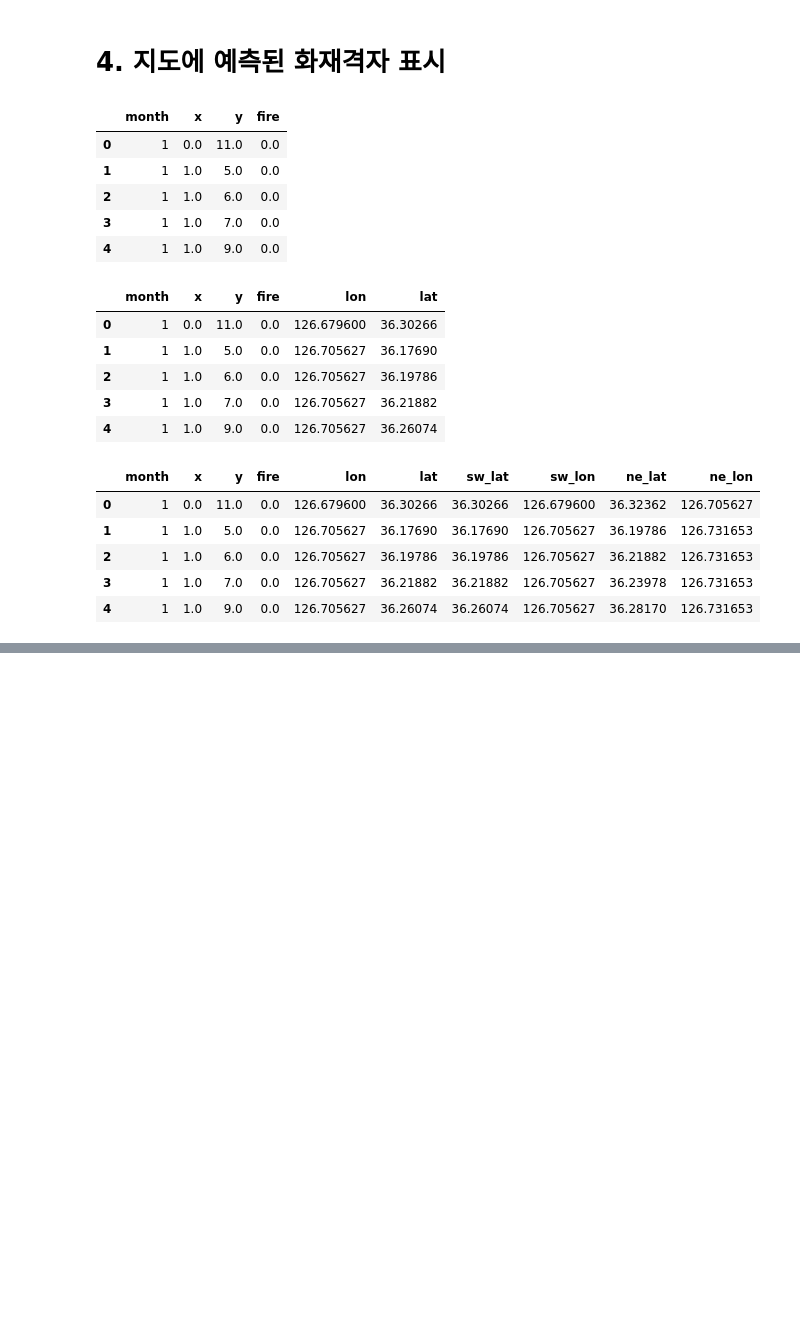
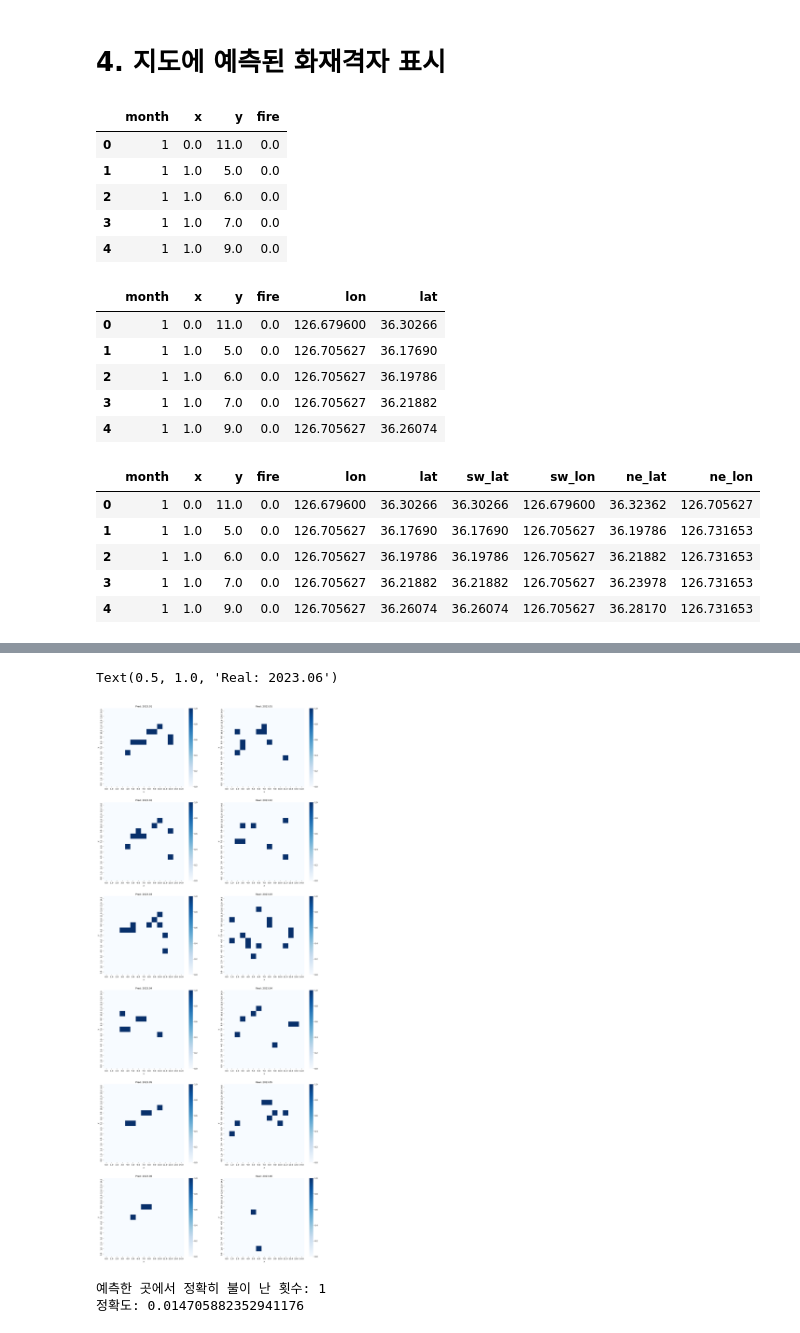
Before and after one commit to sihan827/Fire-Prediction, a Jupyter notebook: training.ipynb, the cells around one changed output, grey strips where cells are left out. Saved outputs shown, nothing was run; the diff lists cells and outputs as text; code cells hidden in the pictures; blank space fills up the shorter version.

```diff
--- a/training.ipynb
+++ b/training.ipynb
@@ -856,0 +1073,51 @@ gmap
+# %%
+# 모델 기반으로 화재예측한 결과 불러오기
+df_pred = pd.read_csv('./data/2023_prediction.csv')
+# %%
+# 실제 화재 히트맵
+real_heatmap_1 = df_real[df_real['month'] == 1].pivot(index='y', columns='x', values='fire').sort_index(ascending=False).fillna(0)
+real_heatmap_2 = df_real[df_real['month'] == 2].pivot(index='y', columns='x', values='fire').sort_index(ascending=False).fillna(0)
+real_heatmap_3 = df_real[df_real['month'] == 3].pivot(index='y', columns='x', values='fire').sort_index(ascending=False).fillna(0)
+real_heatmap_4 = df_real[df_real['month'] == 4].pivot(index='y', columns='x', values='fire').sort_index(ascending=False).fillna(0)
+real_heatmap_5 = df_real[df_real['month'] == 5].pivot(index='y', columns='x', values='fire').sort_index(ascending=False).fillna(0)
+real_heatmap_6 = df_real[df_real['month'] == 6].pivot(index='y', columns='x', values='fire').sort_index(ascending=False).fillna(0)
+
+# 예측 화제 히트맵
+pred_heatmap_1 = df_pred[df_pred['month'] == 1].pivot(index='y', columns='x', values='fire').sort_index(ascending=False).fillna(0)
+pred_heatmap_2 = df_pred[df_pred['month'] == 2].pivot(index='y', columns='x', values='fire').sort_index(ascending=False).fillna(0)
+pred_heatmap_3 = df_pred[df_pred['month'] == 3].pivot(index='y', columns='x', values='fire').sort_index(ascending=False).fillna(0)
+pred_heatmap_4 = df_pred[df_pred['month'] == 4].pivot(index='y', columns='x', values='fire').sort_index(ascending=False).fillna(0)
+pred_heatmap_5 = df_pred[df_pred['month'] == 5].pivot(index='y', columns='x', values='fire').sort_index(ascending=False).fillna(0)
+pred_heatmap_6 = df_pred[df_pred['month'] == 6].pivot(index='y', columns='x', values='fire').sort_index(ascending=False).fillna(0)
+# %%
+# 실제 화재 좌표와 예측 화재 좌표간의 비교
+fig, ax = plt.subplots(ncols=2, nrows=6, figsize=(20, 50))
+
+sns.heatmap(pred_heatmap_1, cmap='Blues', ax=ax[0][0])
+sns.heatmap(real_heatmap_1, cmap='Blues', ax=ax[0][1])
+sns.heatmap(pred_heatmap_2, cmap='Blues', ax=ax[1][0])
+sns.heatmap(real_heatmap_2, cmap='Blues', ax=ax[1][1])
+sns.heatmap(pred_heatmap_3, cmap='Blues', ax=ax[2][0])
+sns.heatmap(real_heatmap_3, cmap='Blues', ax=ax[2][1])
+sns.heatmap(pred_heatmap_4, cmap='Blues', ax=ax[3][0])
+sns.heatmap(real_heatmap_4, cmap='Blues', ax=ax[3][1])
+sns.heatmap(pred_heatmap_5, cmap='Blues', ax=ax[4][0])
+sns.heatmap(real_heatmap_5, cmap='Blues', ax=ax[4][1])
+sns.heatmap(pred_heatmap_6, cmap='Blues', ax=ax[5][0])
+sns.heatmap(real_heatmap_6, cmap='Blues', ax=ax[5][1])
+
+ax[0][0].set_title('Pred: 2023.01')
+ax[0][1].set_title('Real: 2023.01')
+ax[1][0].set_title('Pred: 2023.02')
+ax[1][1].set_title('Real: 2023.02')
+ax[2][0].set_title('Pred: 2023.03')
+ax[2][1].set_title('Real: 2023.03')
+ax[3][0].set_title('Pred: 2023.04')
+ax[3][1].set_title('Real: 2023.04')
+ax[4][0].set_title('Pred: 2023.05')
+ax[4][1].set_title('Real: 2023.05')
+ax[5][0].set_title('Pred: 2023.06')
+ax[5][1].set_title('Real: 2023.06')
+# %% [output]
+Text(0.5, 1.0, 'Real: 2023.06')
+[figure, added]
@@ -856,0 +1127,13 @@ gmap
+# %%
+# 예측한 좌표 그 자체에서의 정확도
+correct = 0
+
+for fire in real_fires:
+    if fire in pred_fires:
+        correct += 1
+
+print('예측한 곳에서 정확히 불이 난 횟수:', correct)
+print('정확도:', correct / len(pred_fires))
+# %% [output]
+예측한 곳에서 정확히 불이 난 횟수: 1
+정확도: 0.014705882352941176
```
Also changed, not shown: parts of 23 cells of this notebook, 3 other files.
